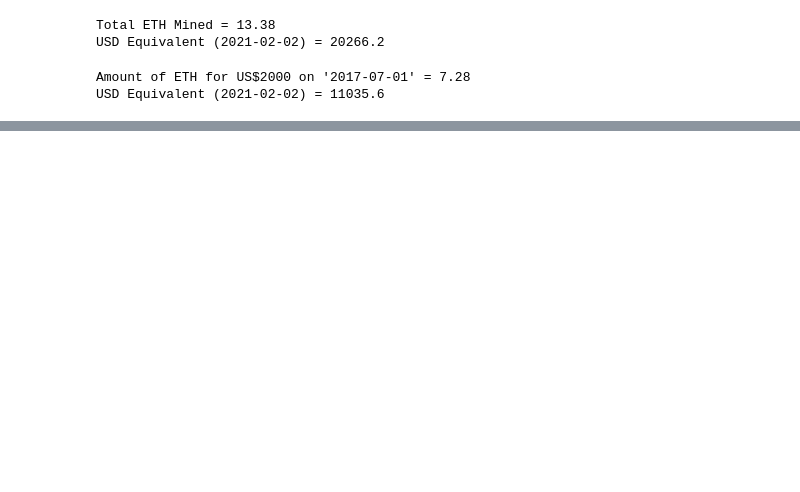
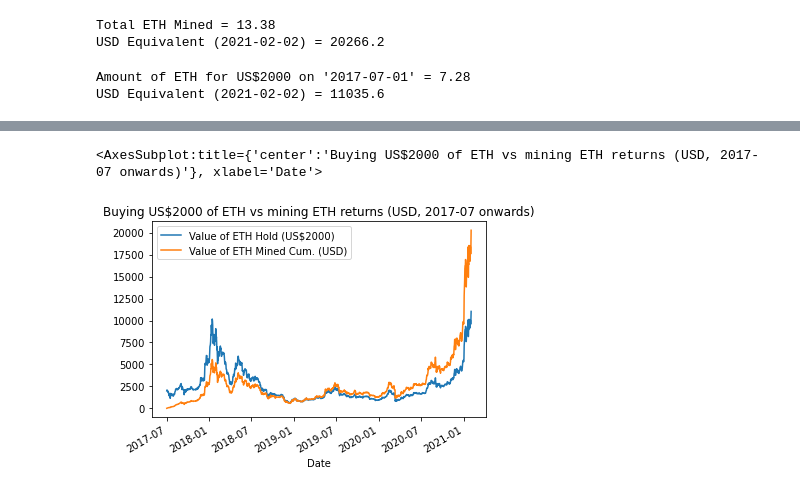
Before and after one commit to dannychwan/finance-python, a Jupyter notebook: Rig_vs_Buy.ipynb, the cells around one changed output, grey strips where cells are left out. Cells and saved outputs as stored; diff of their text form; code cells hidden in the pictures; blank space fills up the shorter version.

```diff
--- a/Rig_vs_Buy.ipynb
+++ b/Rig_vs_Buy.ipynb
@@ -148,2 +235,8 @@ USD Equivalent (2021-02-02) = 11035.6
+# %%
+subset_df[['Value of ETH Hold (US$2000)','Value of ETH Mined Cum. (USD)']].plot(title="Buying US$2000 of ETH vs mining ETH returns (USD, 2017-07 onwards)")
+#subset_df['Value of ETH Mined Cum. (USD)', 'Value of ETH Hold (US$2000)'].plot(title="Mine ETH over time (USD)")
+# %% [output]
+<AxesSubplot:title={'center':'Buying US$2000 of ETH vs mining ETH returns (USD, 2017-07 onwards)'}, xlabel='Date'>
+[figure, added]
 # %%
 subset_df
```
Also changed, not shown: parts of 17 cells of this notebook.
